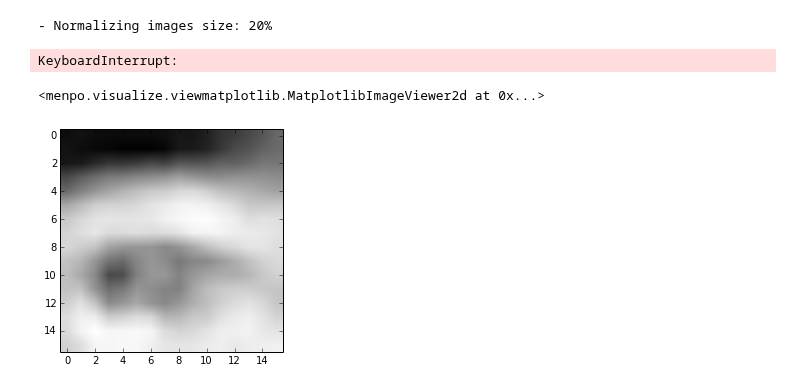
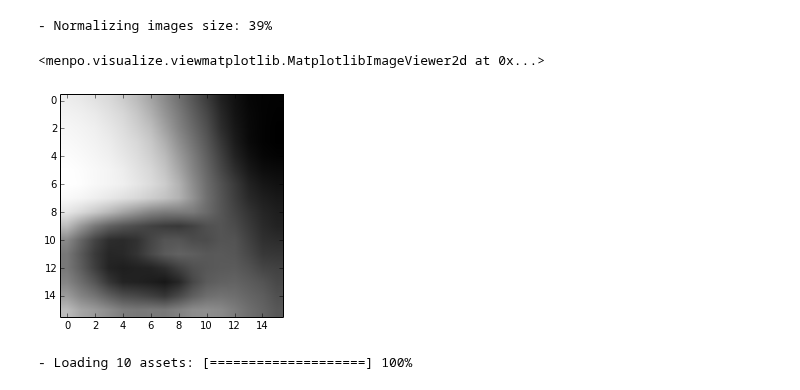
Before and after one commit to jalabort/scrap2, a Jupyter notebook: notebooks/CVPR2014 - Gauss-Newton Deformable Parts-Based Models.ipynb, the cells around one changed output. Saved outputs shown, nothing was run; the diff lists cells and outputs as text; code cells hidden in the pictures.

```diff
--- a/notebooks/CVPR2014 - Gauss-Newton Deformable Parts-Based Models.ipynb
+++ b/notebooks/CVPR2014 - Gauss-Newton Deformable Parts-Based Models.ipynb
@@ -5,7 +5,7 @@ import menpo.io as mio
 
 # load training images
 training_images = []
-for i in mio.import_images('/data/PhD/DataBases/lfpw/trainset/*.png',
+for i in mio.import_images('/Users/joan/PhD/DataBases/lfpw/trainset/*.png', max_images=500,
                            verbose=True):
     # crop image
     i.crop_to_landmarks_proportion_inplace(0.5)
@@ -27,24 +35,24 @@ browse_images(training_images)
 # %%
-from menpo.fitmultilevel.aam.builder import PartsBasedAAMBuilder
+from menpo.fitmultilevel.aam.builder import PartsBasedAAMBuilder, PartsBasedAAMBuilder2
 from menpo.image import Image
 from skimage.feature import daisy
 
 def daisy_features(image):
-    pixels = daisy(image.pixels[..., -1], step=1, rings=1, radius=3, histograms=0)
+    pixels = daisy(image.pixels[..., -1], step=1, rings=1, radius=8, histograms=0)
     img = Image(pixels)
     img.landmarks = image.landmarks
     return img
 
-parts_aam = PartsBasedAAMBuilder(normalization_diagonal=200, feature_type=None, patch_shape=(24, 24)).build(training_images, verbose=True)
+parts_aam = PartsBasedAAMBuilder(normalization_diagonal=200, feature_type=None, patch_shape=(16, 16)).build(training_images, verbose=True)
 # %% [output]
-- Normalizing images size: 20%
+- Normalizing images size: 39%
-KeyboardInterrupt:
 # %%
-am = parts_aam.appearance_models[-1]
+am = parts_aam.appearance_models[0]
+lam = am[25]
 # %%
 from menpo.image import Image
 
-Image(am.component(34, with_mean=False).pixels[44, ...]).view()
+Image(lam.mean.pixels[...]).view()
 # %% [output]
 <menpo.visualize.viewmatplotlib.MatplotlibImageViewer2d at 0x...>
-[figure, old version]
+[figure, new version]
@@ -54,0 +59,19 @@ daisy_features(training_images[0]).view(channels=7)
+# %%
+import menpo.io as pio
+from menpo.landmark import labeller, ibug_68_trimesh
+
+# load test images
+test_images = []
+for i in pio.import_images('/Users/joan/PhD/DataBases/afw/*', max_images=10,
+                           verbose=True):
+    # crop image
+    i.crop_to_landmarks_proportion_inplace(0.5)
+    # label it
+    labeller(i, 'PTS', ibug_68_trimesh)
+    # convert it to grayscale if needed
+    if i.n_channels == 3:
+        i = i.as_greyscale(mode='luminosity')
+    # append it to the list
+    test_images.append(i)
+# %% [output]
+- Loading 10 assets: [====================] 100%
```
Also changed, not shown: parts of 26 cells of this notebook, 16 other files.
